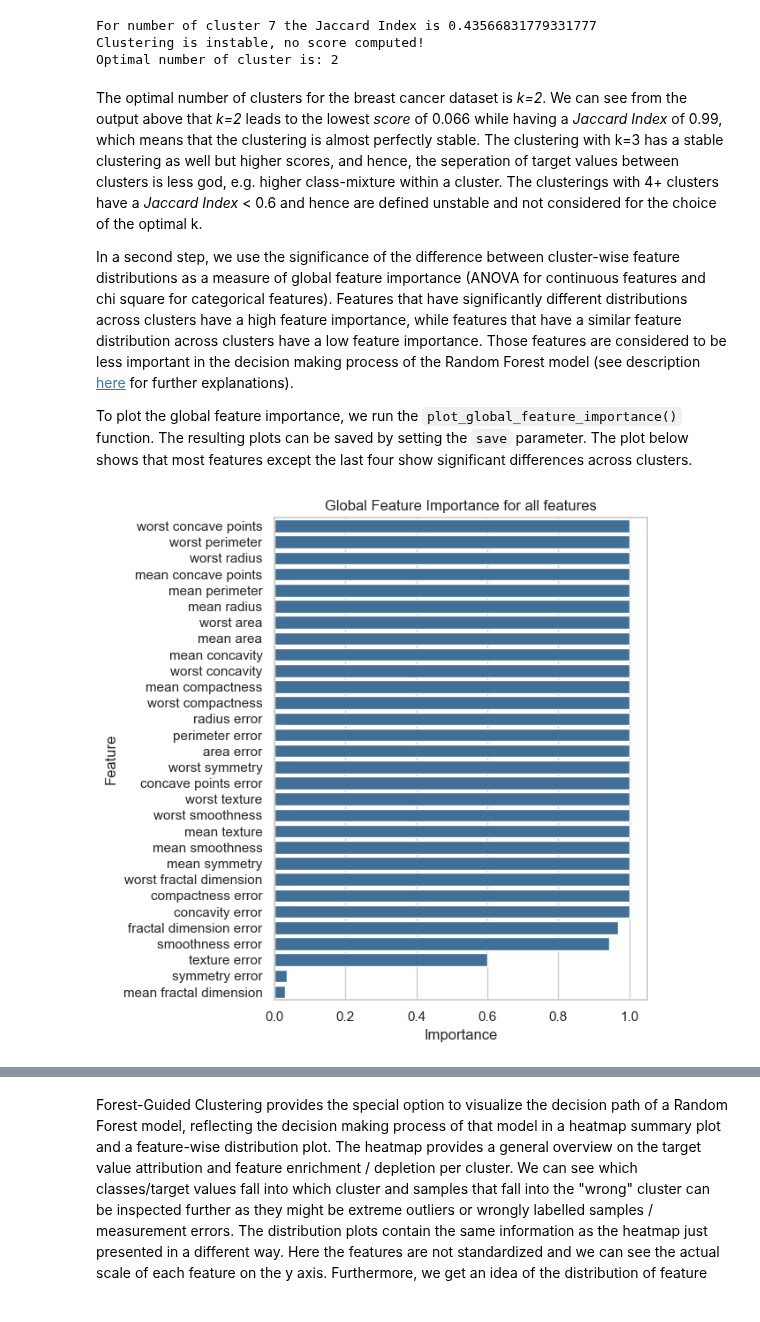
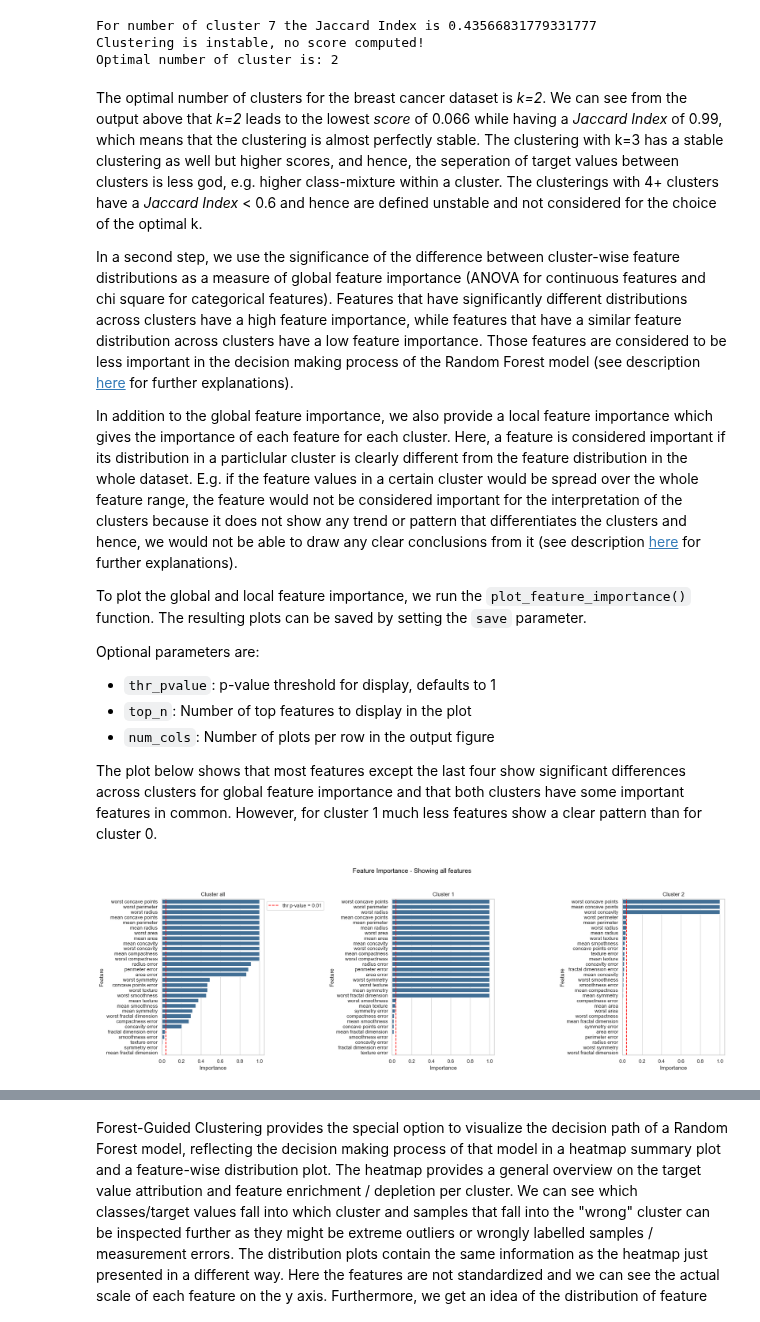
Before and after one commit to HelmholtzAI-Consultants-Munich/fg-clustering, a Jupyter notebook: tutorials/introduction_to_FGC_use_cases.ipynb, the cells around one changed output, grey strips where cells are left out. Cells and saved outputs as stored; diff of their text form; code cells hidden in the pictures.

````diff
--- a/tutorials/introduction_to_FGC_use_cases.ipynb
+++ b/tutorials/introduction_to_FGC_use_cases.ipynb
@@ -115,8 +115,19 @@ The optimal number of clusters for the breast cancer dataset is *k=2*. We can se
 
 In a second step, we use the significance of the difference between cluster-wise feature distributions as a measure of global feature importance (ANOVA for continuous features and chi square for categorical features). Features that have significantly different distributions across clusters have a high feature importance, while features that have a similar feature distribution across clusters have a low feature importance. Those features are considered to be less important in the decision making process of the Random Forest model (see description [here](https://forest-guided-clustering.readthedocs.io/en/latest/_theoretical_background/feature_importance.html#global-feature-importance) for further explanations).
 
-To plot the global feature importance, we run the ```plot_global_feature_importance()``` function. The resulting plots can be saved by setting the ```save``` parameter. The plot below shows that most features except the last four show significant differences across clusters.
+In addition to the global feature importance, we also provide a local feature importance which gives the importance of each feature for each cluster. Here, a feature is considered important if its distribution in a particlular cluster is clearly different from the feature distribution in the whole dataset. E.g. if the feature values in a certain cluster would be spread over the whole feature range, the feature would not be considered important for the interpretation of the clusters because it does not show any trend or pattern that differentiates the clusters and hence, we would not be able to draw any clear conclusions from it (see description [here](https://forest-guided-clustering.readthedocs.io/en/latest/_theoretical_background/feature_importance.html#local-feature-importance) for further explanations).
+
+
+To plot the global and local feature importance, we run the ```plot_feature_importance()``` function. The resulting plots can be saved by setting the ```save``` parameter.
+
+Optional parameters are:
+
+- ```thr_pvalue```: p-value threshold for display, defaults to 1
+- ```top_n```: Number of top features to display in the plot
+- ```num_cols```: Number of plots per row in the output figure
+
+The plot below shows that most features except the last four show significant differences across clusters for global feature importance and that both clusters have some important features in common. However, for cluster 1 much less features show a clear pattern than for cluster 0.
 # %%
-fgc.plot_global_feature_importance()
+fgc.plot_feature_importance(thr_pvalue=0.01)
 # %% [output]
-[figure, old version]
+[figure, new version]
````
Also changed, not shown: parts of 7 cells of this notebook, 3 other files.
